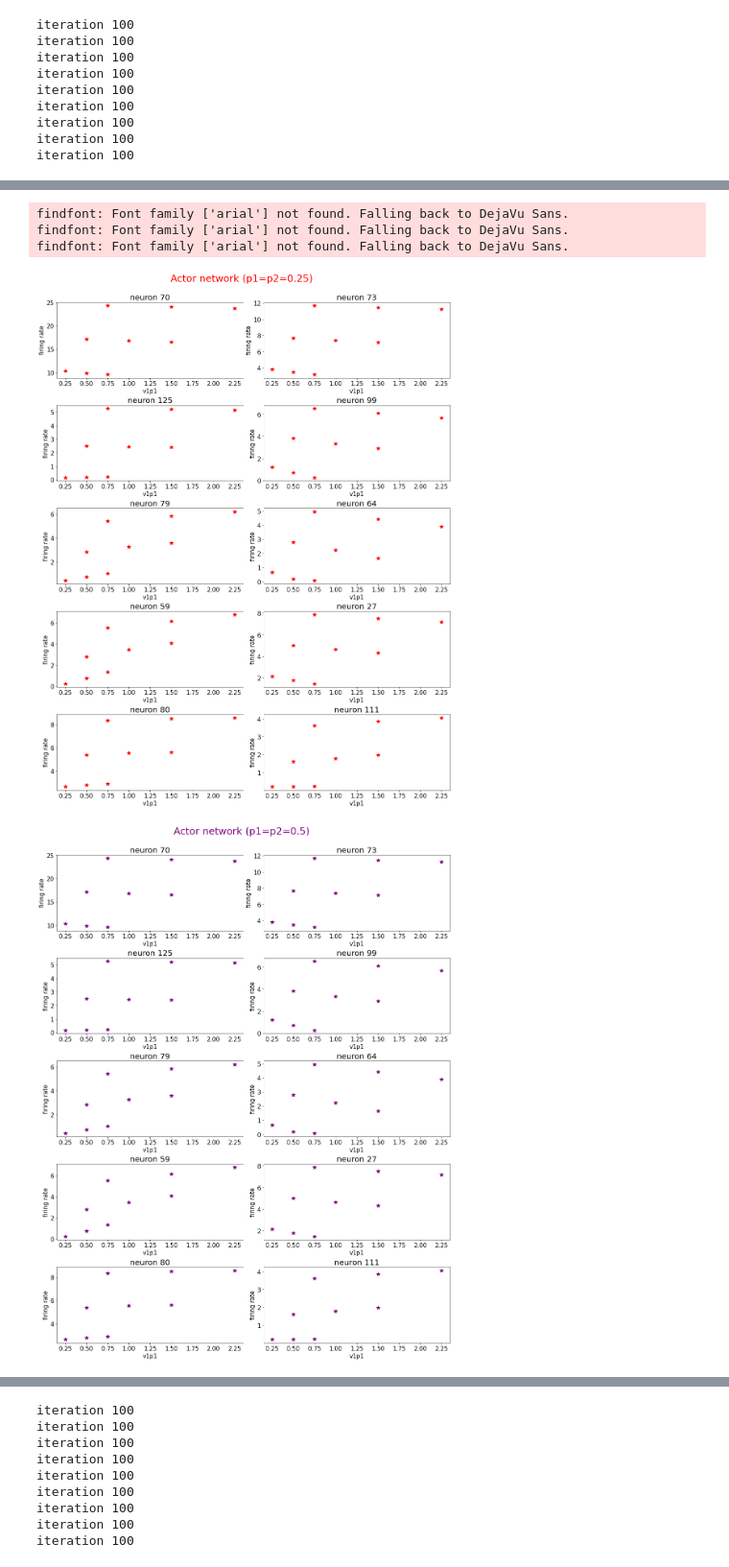
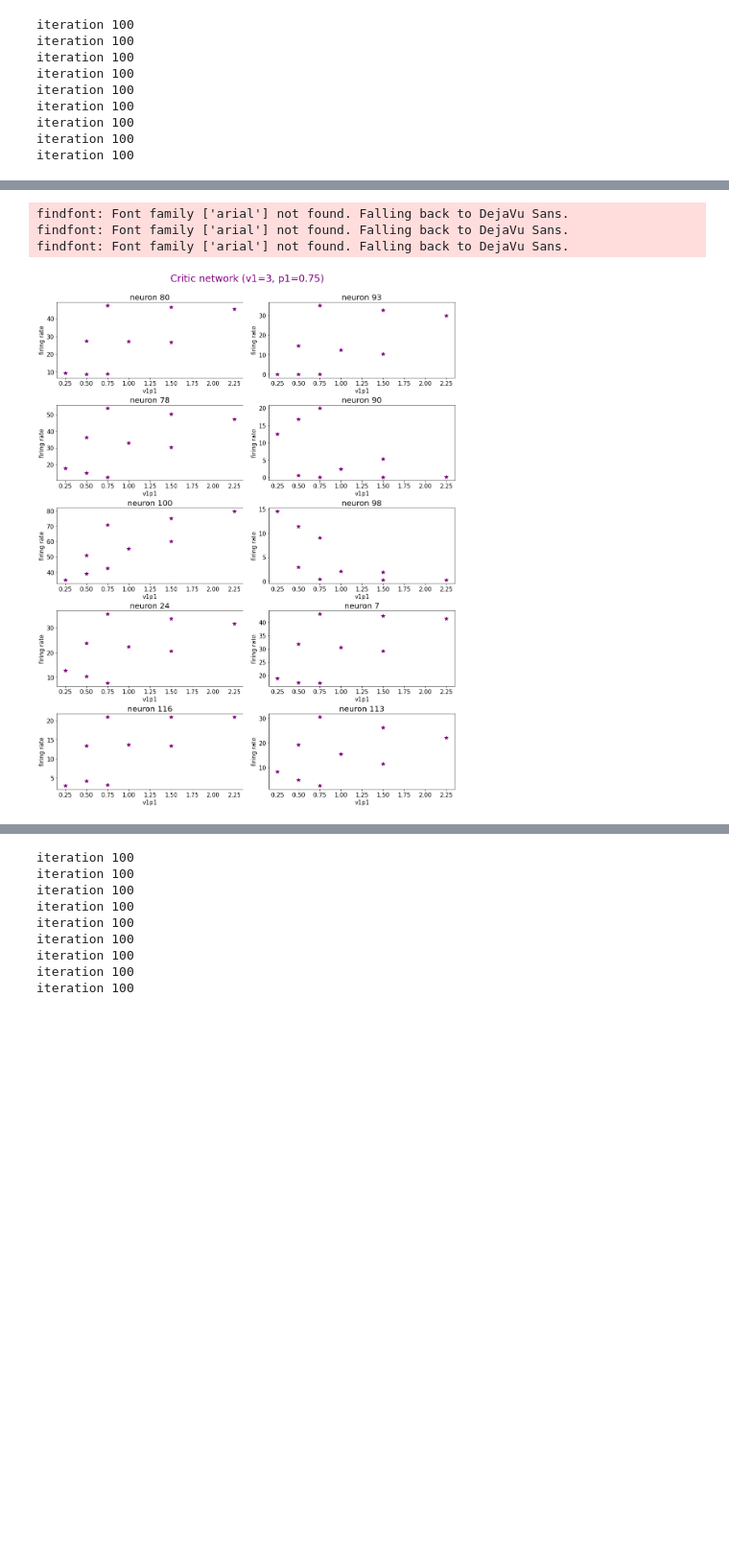
Before and after one commit to MartiniMarittimo/ActorCritic_classifiers, a Jupyter notebook: tuning_curves_RIGHTtarget.ipynb, the cells around one changed output, grey strips where cells are left out. Shown: that part at 96% size. Cells and saved outputs as stored; diff of their text form; code cells hidden in the pictures; blank space fills up the shorter version.

```diff
--- a/tuning_curves_RIGHTtarget.ipynb
+++ b/tuning_curves_RIGHTtarget.ipynb
@@ -13,7 +13,7 @@ import ast
 import FullRankRNN as rnn
 import Reinforce as rln
 # %%
-clsf_on_actor = True
+clsf_on_actor = False
 
 if clsf_on_actor:
     with open("relevant_neurons_actor.txt", 'r') as file:
@@ -36,14 +36,14 @@ pair = []
 for i in range(3):
     for j in (0.25, 0.5, 0.75):
 
-        v1 = 1+i
-        v2 = 2
-        p1 = j
-        p2 = 0.5
+        v1 = 1
+        v2 = 1+i
+        p1 = 0.25
+        p2 = j
         #print(v1, v2)
 
-        x_values.append(v1*p1)
-        pair.append(str((v1,p1)))
+        x_values.append(v2*p2)
+        pair.append(str((v2,p2)))
 
         values_probs = np.array([v1, v2, p1, p2])
         v1s = np.array([values_probs[0]])
@@ -61,7 +61,6 @@ for i in range(3):
         trial_begins, errors, frates, final_actions = reinforce.experience(iterations, clsf_on_actor=clsf_on_actor)
 
         a_frates=frates
-        a_actions=final_actions
 
         new_vector = np.zeros((len(relevant_neurons), 1))
 
@@ -190,70 +169,25 @@ iteration 100
 # %%
-fig, axx = plt.subplots(5, 2, figsize=(15, 20))
-axx = axx.reshape(-1)
-for n, ax in enumerate(axx):
-    for i in range(9):
-        ax.plot(x_values2[i], collection2[n, i], "*", markersize=10, color="red")
-        #ax.text(x_values2[i]+0.03, collection2[n, i], pair2[i], fontsize=10)
-        ax.set_title("neuron %i" %(relevant_neurons[n]), size=20)
-        ax.tick_params(axis='x', labelsize=15)
-        ax.tick_params(axis='y', labelsize=15)
-        ax.set_xlabel("v1p1", size=15)
-        ax.set_ylabel("firing rate", size=15)
-plt.tight_layout()
-plt.tight_layout(rect=[0, 0.03, 1, 0.95])
-if clsf_on_actor:
-    plt.suptitle("Actor network (p1=p2=0.25)", size=25, color="red")
-    plt.savefig('figures/actor_p0.25_RIGHTtarget-lowLEFT.png')
-else:
-    plt.suptitle("Critic network (p1=p2=0.25)", size=25, color="red")
-    plt.savefig('figures/critic_p0.25_RIGHTtarget-lowLEFT.png')
-
-
-
 fig, axx = plt.subplots(5, 2, figsize=(15, 20))
 axx = axx.reshape(-1)
 for n, ax in enumerate(axx):
     for i in range(9):
         ax.plot(x_values[i], collection1[n, i], "*", markersize=10, color="purple")
         #ax.text(x_values[i]+0.03, collection1[n, i], pair[i], fontsize=10)
         ax.set_title("neuron %i" %(relevant_neurons[n]), size=20)
         ax.tick_params(axis='x', labelsize=15)
         ax.tick_params(axis='y', labelsize=15)
         ax.set_xlabel("v1p1", size=15)
         ax.set_ylabel("firing rate", size=15)
 plt.tight_layout()
 plt.tight_layout(rect=[0, 0.03, 1, 0.95])
 if clsf_on_actor:
-    plt.suptitle("Actor network (p1=p2=0.5)", size=25, color="purple")
-    plt.savefig('figures/actor_p0.5_RIGHTtarget-lowLEFT.png')
+    plt.suptitle("Actor network (v1=1, p1=0.25)", size=25, color="purple")
+    plt.savefig('figures/actor_LEFTtarget-lowRIGTH.png')
 else:
-    plt.suptitle("Critic network (p1=p2=0.5)", size=25, color="purple")
-    plt.savefig('figures/critic_p0.5_RIGHTtarget-lowLEFT.png')
-
-
-
-fig, axx = plt.subplots(5, 2, figsize=(15, 20))
-axx = axx.reshape(-1)
-for n, ax in enumerate(axx):
-    for i in range(9):
-        ax.plot(x_values3[i], collection3[n, i], "*", markersize=10, color="blue")
-        #ax.text(x_values3[i]+0.03, collection3[n, i], pair3[i], fontsize=10)
-        ax.set_title("neuron %i" %(relevant_neurons[n]), size=20)
-        ax.tick_params(axis='x', labelsize=15)
-        ax.tick_params(axis='y', labelsize=15)
-        ax.set_xlabel("v1p1", size=15)
-        ax.set_ylabel("firing rate", size=15)
-plt.tight_layout()
-plt.tight_layout(rect=[0, 0.03, 1, 0.95])
-if clsf_on_actor:
-    plt.suptitle("Actor network (p1=p2=0.75)", size=25, color="blue")
-    plt.savefig('figures/actor_p0.75_RIGHTtarget-lowLEFT.png')
-else:
-    plt.suptitle("Critic network (p1=p2=0.75)", size=25, color="blue")
-    plt.savefig('figures/critic_p0.75_RIGHTtarget-lowLEFT.png');
+    plt.suptitle("Critic network (v1=3, p1=0.75)", size=25, color="purple")
+    plt.savefig('figures/critic_LEFTtarget-lowRIGTH.png')
 # %% [output]
 findfont: Font family ['arial'] not found. Falling back to DejaVu Sans.
 findfont: Font family ['arial'] not found. Falling back to DejaVu Sans.
 findfont: Font family ['arial'] not found. Falling back to DejaVu Sans.
-[figure, old version]
+[figure, new version]
-[figure, removed]
```
Also changed, not shown: parts of 8 cells of this notebook, 1 other file.
